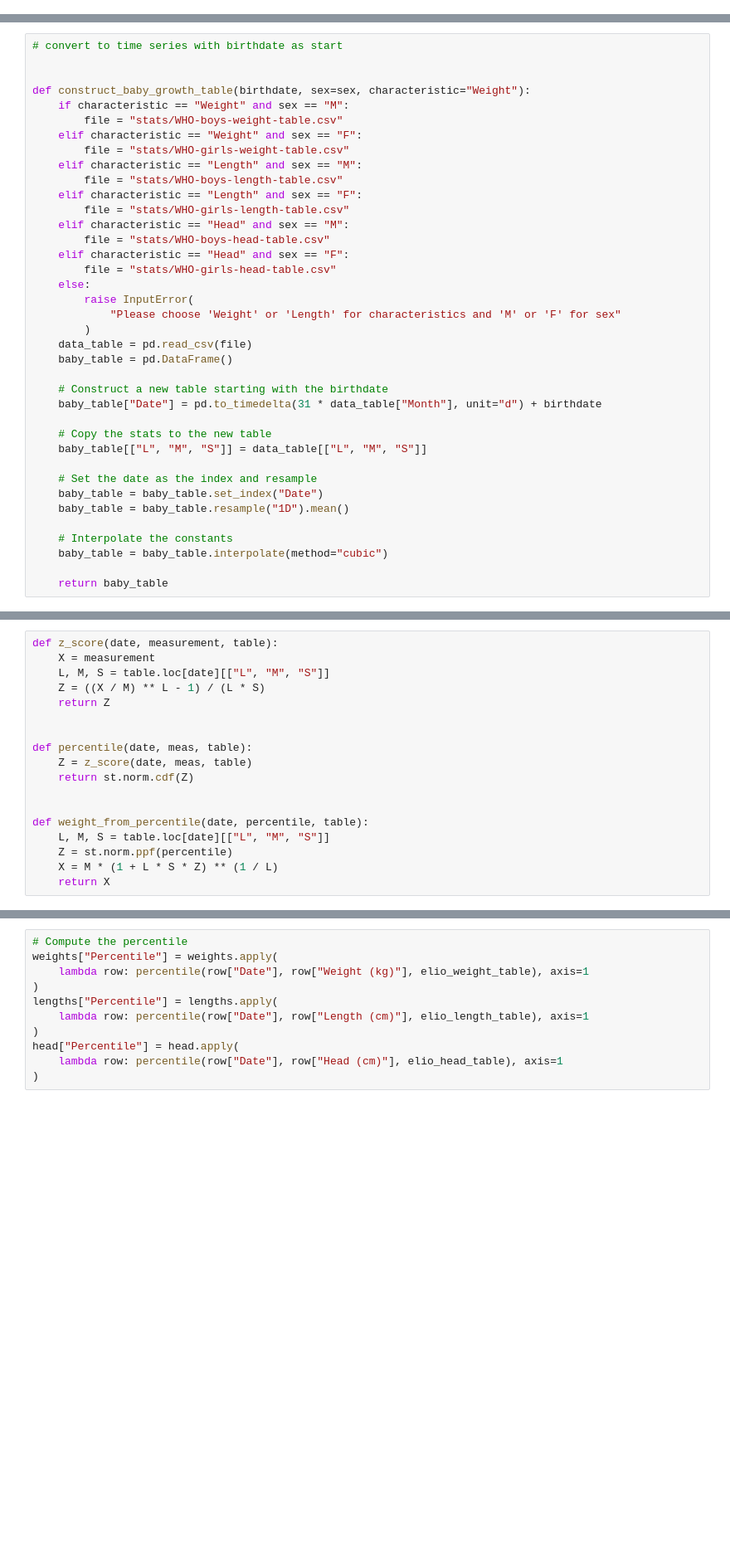
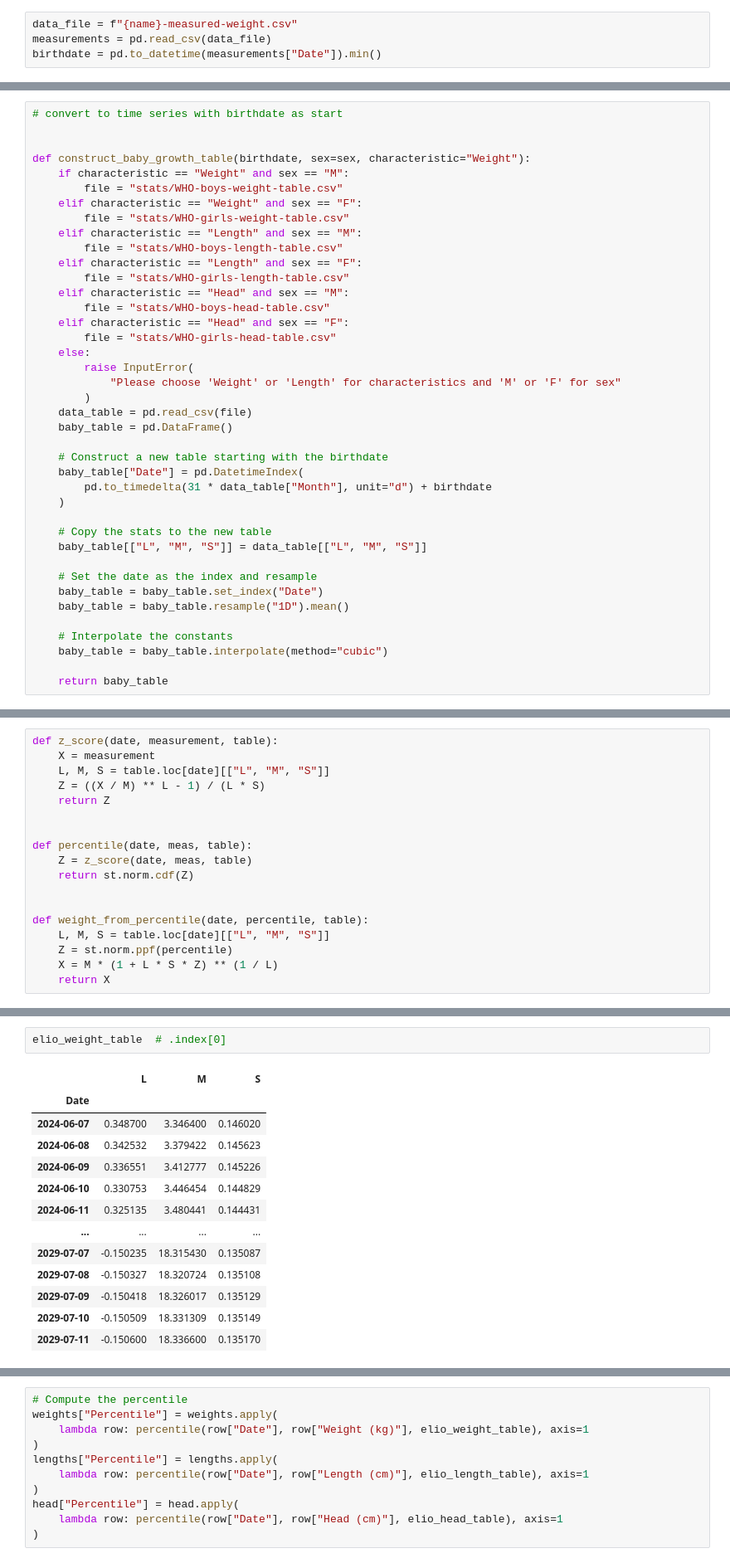
Before and after one commit to bramathon/elio-growth, a Jupyter notebook: Growth Calculator.ipynb, the cells around one changed output, grey strips where cells are left out. Shown: that part at 83% size. Saved outputs shown, nothing was run; the diff lists cells and outputs as text; blank space fills up the shorter version.

```diff
--- a/Growth Calculator.ipynb
+++ b/Growth Calculator.ipynb
@@ -19,3 +20,7 @@ sex = "M"
+# %%
+data_file = f"{name}-measured-weight.csv"
+measurements = pd.read_csv(data_file)
+birthdate = pd.to_datetime(measurements["Date"]).min()
 # %% [markdown]
 First, we import the data from the WHO growth table and our measured weights. The datasource is the [WHO](https://www.who.int/tools/child-growth-standards/standards/head-circumference-for-age)
 
@@ -47,7 +52,9 @@ def construct_baby_growth_table(birthdate, sex=sex, characteristic="Weight"):
     baby_table = pd.DataFrame()
 
     # Construct a new table starting with the birthdate
-    baby_table["Date"] = pd.to_timedelta(31 * data_table["Month"], unit="d") + birthdate
+    baby_table["Date"] = pd.DatetimeIndex(
+        pd.to_timedelta(31 * data_table["Month"], unit="d") + birthdate
+    )
 
     # Copy the stats to the new table
     baby_table[["L", "M", "S"]] = data_table[["L", "M", "S"]]
@@ -122,0 +128,16 @@ weight_from_percentile(datetime.datetime(2019, 3, 31), 0.5, elio_weight_table)
+# %%
+elio_weight_table  # .index[0]
+# %% [output]
+|  | L | M | S |
+| Date |  |  |  |
+| 2024-06-07 | 0.348700 | 3.346400 | 0.146020 |
+| 2024-06-08 | 0.342532 | 3.379422 | 0.145623 |
+| 2024-06-09 | 0.336551 | 3.412777 | 0.145226 |
+| 2024-06-10 | 0.330753 | 3.446454 | 0.144829 |
+| 2024-06-11 | 0.325135 | 3.480441 | 0.144431 |
+| ... | ... | ... | ... |
+| 2029-07-07 | -0.150235 | 18.315430 | 0.135087 |
+| 2029-07-08 | -0.150327 | 18.320724 | 0.135108 |
+| 2029-07-09 | -0.150418 | 18.326017 | 0.135129 |
+| 2029-07-10 | -0.150509 | 18.331309 | 0.135149 |
+| 2029-07-11 | -0.150600 | 18.336600 | 0.135170 |
```
Also changed, not shown: parts of 15 cells of this notebook, 5 other files.
